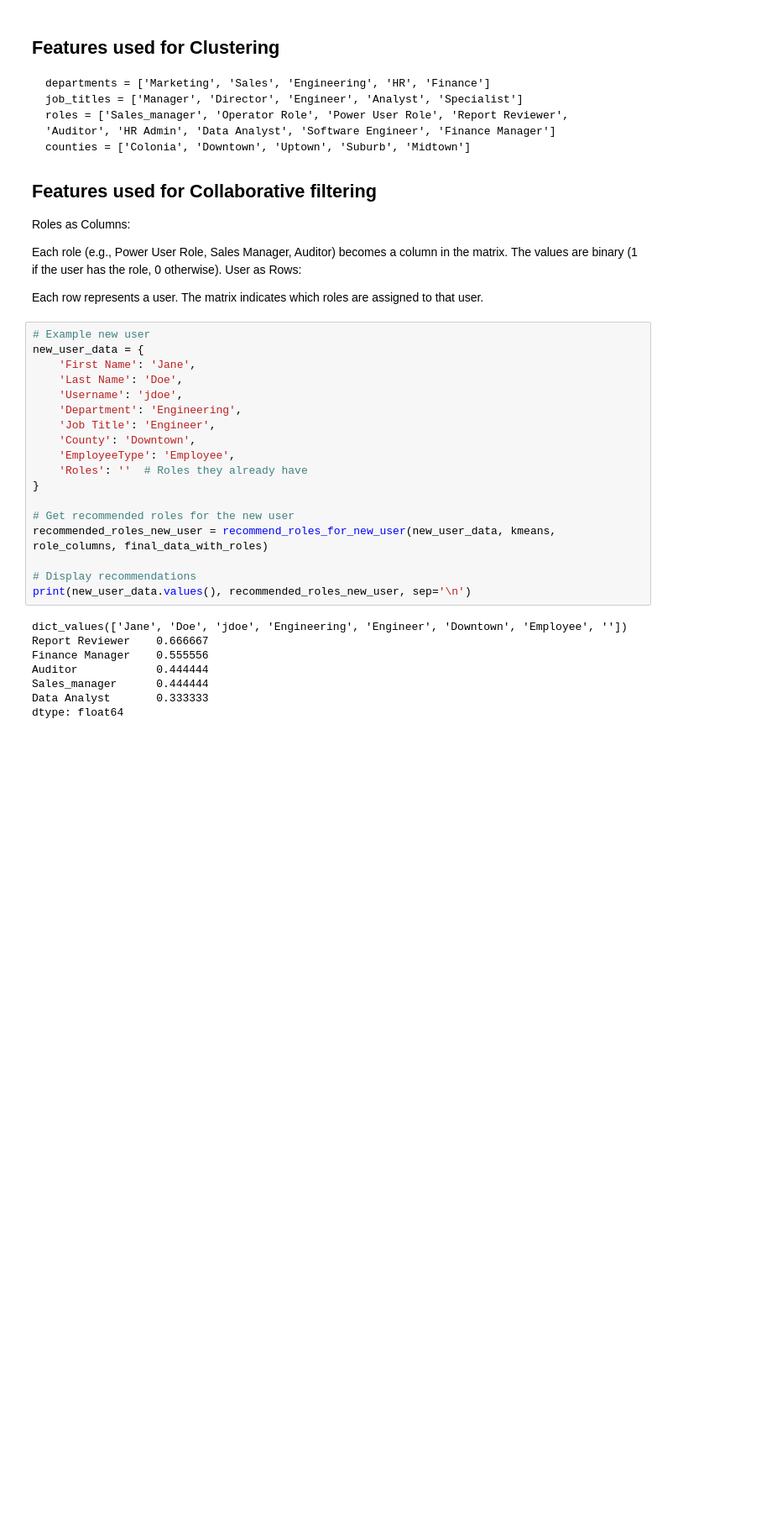
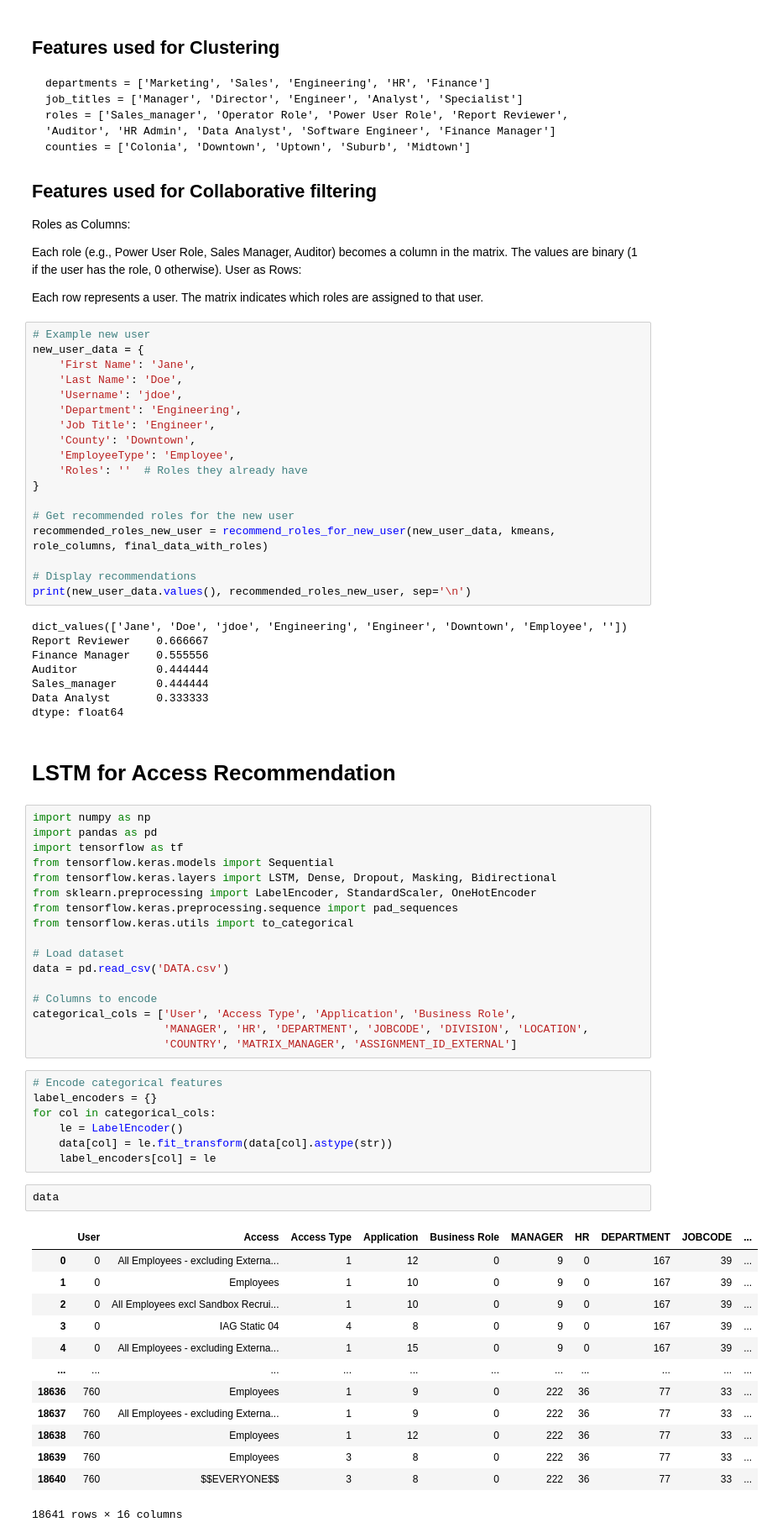
Before and after one commit to 7smn2219/AI, a Jupyter notebook: Access_Recommendation/Access_Recommendation.ipynb, the cells around one changed output. Shown at 84% size. Drawn from its saved outputs; the diff is of its cells as text; blank space fills up the shorter version.

```diff
--- a/Access_Recommendation/Access_Recommendation.ipynb
+++ b/Access_Recommendation/Access_Recommendation.ipynb
@@ -1245,3 +1245,45 @@ Auditor            0.444444
 Sales_manager      0.444444
 Data Analyst       0.333333
 dtype: float64
+# %% [markdown]
+# LSTM for Access Recommendation
+# %%
+import numpy as np
+import pandas as pd
+import tensorflow as tf
+from tensorflow.keras.models import Sequential
+from tensorflow.keras.layers import LSTM, Dense, Dropout, Masking, Bidirectional
+from sklearn.preprocessing import LabelEncoder, StandardScaler, OneHotEncoder
+from tensorflow.keras.preprocessing.sequence import pad_sequences
+from tensorflow.keras.utils import to_categorical
+
+# Load dataset
+data = pd.read_csv('DATA.csv')
+
+# Columns to encode
+categorical_cols = ['User', 'Access Type', 'Application', 'Business Role',
+                    'MANAGER', 'HR', 'DEPARTMENT', 'JOBCODE', 'DIVISION', 'LOCATION',
+                    'COUNTRY', 'MATRIX_MANAGER', 'ASSIGNMENT_ID_EXTERNAL']
+# %%
+# Encode categorical features
+label_encoders = {}
+for col in categorical_cols:
+    le = LabelEncoder()
+    data[col] = le.fit_transform(data[col].astype(str))
+    label_encoders[col] = le
+# %%
+data
+# %% [output]
+|  | User | Access | Access Type | Application | Business Role | MANAGER | HR | DEPARTMENT | JOBCODE | ... |
+| 0 | 0 | All Employees - excluding Externa... | 1 | 12 | 0 | 9 | 0 | 167 | 39 | ... |
+| 1 | 0 | Employees | 1 | 10 | 0 | 9 | 0 | 167 | 39 | ... |
+| 2 | 0 | All Employees excl Sandbox Recrui... | 1 | 10 | 0 | 9 | 0 | 167 | 39 | ... |
+| 3 | 0 | IAG Static 04 | 4 | 8 | 0 | 9 | 0 | 167 | 39 | ... |
+| 4 | 0 | All Employees - excluding Externa... | 1 | 15 | 0 | 9 | 0 | 167 | 39 | ... |
+| ... | ... | ... | ... | ... | ... | ... | ... | ... | ... | ... |
+| 18636 | 760 | Employees | 1 | 9 | 0 | 222 | 36 | 77 | 33 | ... |
+| 18637 | 760 | All Employees - excluding Externa... | 1 | 9 | 0 | 222 | 36 | 77 | 33 | ... |
+| 18638 | 760 | Employees | 1 | 12 | 0 | 222 | 36 | 77 | 33 | ... |
+| 18639 | 760 | Employees | 3 | 8 | 0 | 222 | 36 | 77 | 33 | ... |
+| 18640 | 760 | $$EVERYONE$$ | 3 | 8 | 0 | 222 | 36 | 77 | 33 | ... |
+18641 rows × 16 columns
```
Also changed, not shown: parts of 4 cells of this notebook.
